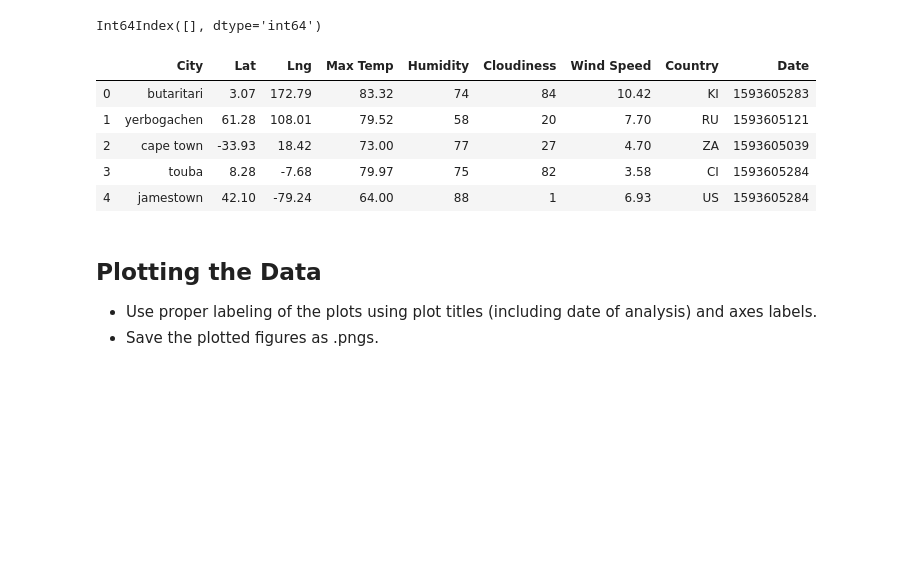
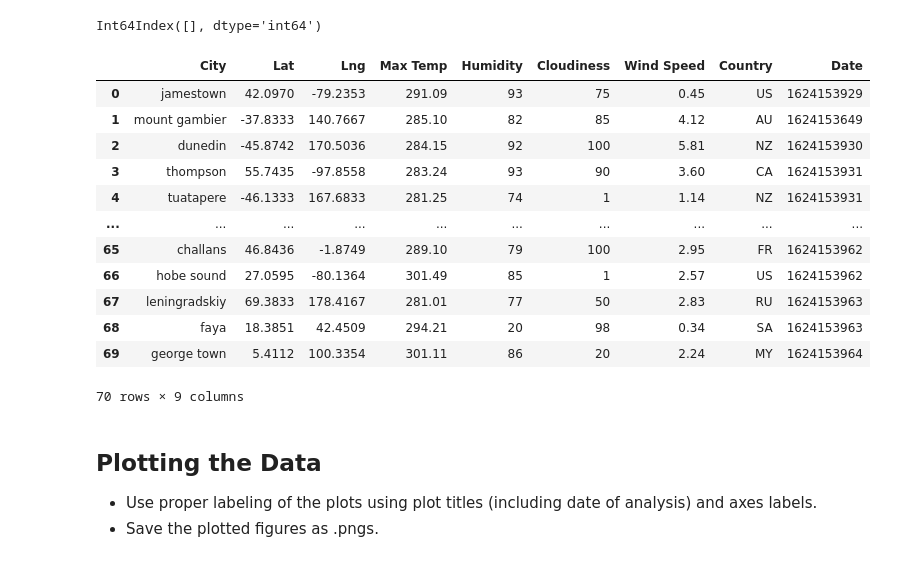
Before and after one commit to cjdance/python-api-challenge, a Jupyter notebook: WeatherPy/WeatherPy-Test.ipynb, the cells around one changed output. Cells and saved outputs as stored; diff of their text form; code cells hidden in the pictures; blank space fills up the shorter version.

Commit message:
UPDATED TEST FILE to drop cities with greater than 100 humidity.

```diff
--- a/WeatherPy/WeatherPy-Test.ipynb
+++ b/WeatherPy/WeatherPy-Test.ipynb
@@ -212,17 +186,29 @@ Skip this step if there are no cities that have humidity > 100%.
 # %%
 #  Get the indices of cities that have humidity over 100%.
+humidity_index = city_data.index[city_data['Humidity'] > 100]
+humidity_index
 # %% [output]
 Int64Index([], dtype='int64')
 # %%
 # Make a new DataFrame equal to the city data to drop all humidity outliers by index.
 # Passing "inplace=False" will make a copy of the city_data DataFrame, which we call "clean_city_data".
+#clean_city_data = city_data.loc[city_data['Humidity'] <= 100]
+clean_city_data = city_data.drop(index = humidity_index)
+clean_city_data
 # %% [output]
 |  | City | Lat | Lng | Max Temp | Humidity | Cloudiness | Wind Speed | Country | Date |
-| 0 | butaritari | 3.07 | 172.79 | 83.32 | 74 | 84 | 10.42 | KI | 1593605283 |
-| 1 | yerbogachen | 61.28 | 108.01 | 79.52 | 58 | 20 | 7.70 | RU | 1593605121 |
-| 2 | cape town | -33.93 | 18.42 | 73.00 | 77 | 27 | 4.70 | ZA | 1593605039 |
-| 3 | touba | 8.28 | -7.68 | 79.97 | 75 | 82 | 3.58 | CI | 1593605284 |
-| 4 | jamestown | 42.10 | -79.24 | 64.00 | 88 | 1 | 6.93 | US | 1593605284 |
+| 0 | jamestown | 42.0970 | -79.2353 | 291.09 | 93 | 75 | 0.45 | US | 1624153929 |
+| 1 | mount gambier | -37.8333 | 140.7667 | 285.10 | 82 | 85 | 4.12 | AU | 1624153649 |
+| 2 | dunedin | -45.8742 | 170.5036 | 284.15 | 92 | 100 | 5.81 | NZ | 1624153930 |
+| 3 | thompson | 55.7435 | -97.8558 | 283.24 | 93 | 90 | 3.60 | CA | 1624153931 |
+| 4 | tuatapere | -46.1333 | 167.6833 | 281.25 | 74 | 1 | 1.14 | NZ | 1624153931 |
+| ... | ... | ... | ... | ... | ... | ... | ... | ... | ... |
+| 65 | challans | 46.8436 | -1.8749 | 289.10 | 79 | 100 | 2.95 | FR | 1624153962 |
+| 66 | hobe sound | 27.0595 | -80.1364 | 301.49 | 85 | 1 | 2.57 | US | 1624153962 |
+| 67 | leningradskiy | 69.3833 | 178.4167 | 281.01 | 77 | 50 | 2.83 | RU | 1624153963 |
+| 68 | faya | 18.3851 | 42.4509 | 294.21 | 20 | 98 | 0.34 | SA | 1624153963 |
+| 69 | george town | 5.4112 | 100.3354 | 301.11 | 86 | 20 | 2.24 | MY | 1624153964 |
+70 rows × 9 columns
 # %% [markdown]
 ## Plotting the Data
 * Use proper labeling of the plots using plot titles (including date of analysis) and axes labels.
```
Also changed, not shown: parts of 11 cells of this notebook.
